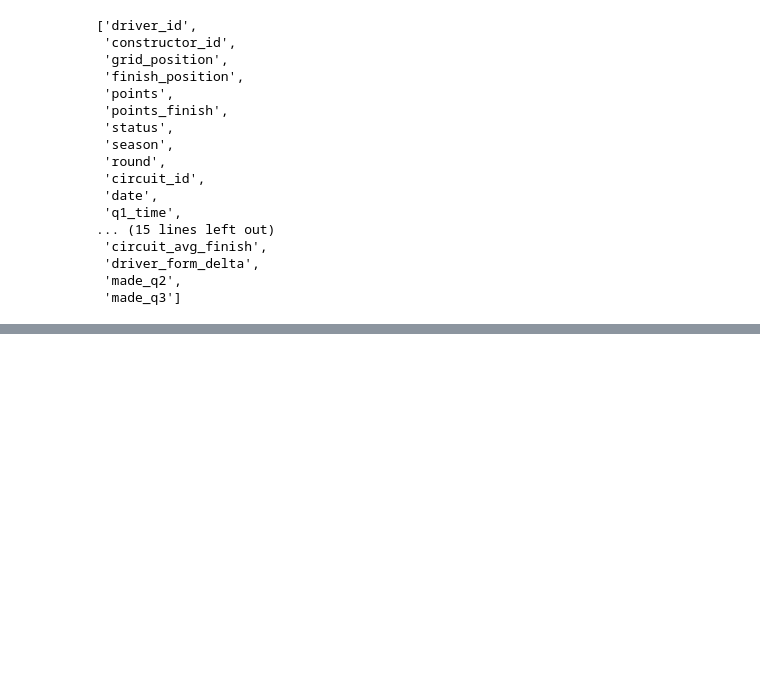
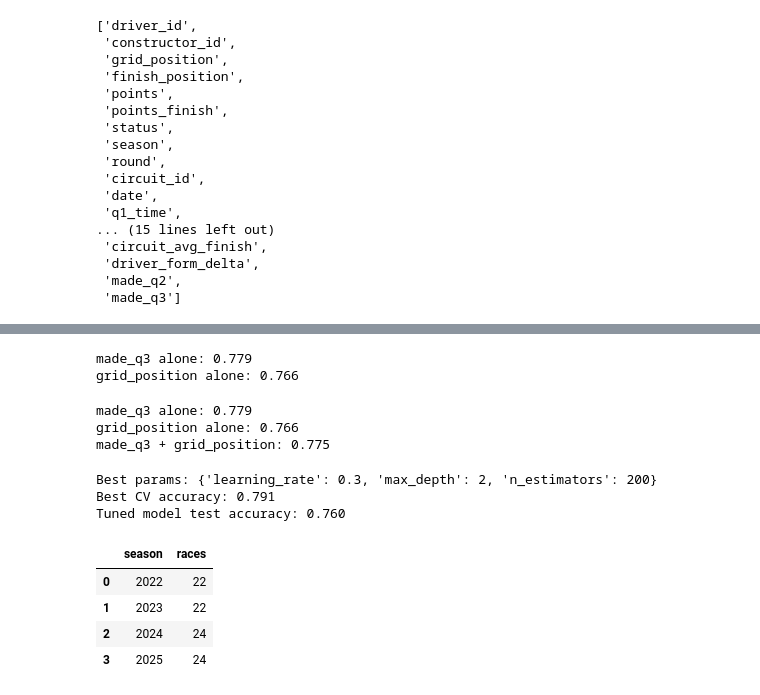
Before and after one commit to Luka-mkerv/f1-predictor, a Jupyter notebook: notebooks/feature-engineering.ipynb, the cells around one changed output, grey strips where cells are left out. Drawn from its saved outputs; the diff is of its cells as text; code cells hidden in the pictures; blank space fills up the shorter version.

```diff
--- a/notebooks/feature-engineering.ipynb
+++ b/notebooks/feature-engineering.ipynb
@@ -437,0 +695,63 @@ print(model_df.shape)
+# %%
+single_feature_model = xgb.XGBClassifier(random_state=42)
+single_feature_model.fit(X_train[['made_q3']], y_train)
+single_pred = single_feature_model.predict(X_test[['made_q3']])
+single_accuracy = accuracy_score(y_test, single_pred)
+
+print(f"made_q3 alone: {single_accuracy:.3f}")
+print(f"grid_position alone: {baseline_accuracy:.3f}")
+# %% [output]
+made_q3 alone: 0.779
+grid_position alone: 0.766
+# %%
+combo_features = ['made_q3', 'grid_position']
+
+combo_model = xgb.XGBClassifier(random_state=42)
+combo_model.fit(X_train[combo_features], y_train)
+combo_predictions = combo_model.predict(X_test[combo_features])
+combo_accuracy = accuracy_score(y_test, combo_predictions)
+
+print(f"made_q3 alone: {single_accuracy:.3f}")
+print(f"grid_position alone: {baseline_accuracy:.3f}")
+print(f"made_q3 + grid_position: {combo_accuracy:.3f}")
+# %% [output]
+made_q3 alone: 0.779
+grid_position alone: 0.766
+made_q3 + grid_position: 0.775
+# %%
+from sklearn.model_selection import GridSearchCV
+
+param_grid = {
+    'max_depth': [2, 3, 4, 5],
+    'n_estimators': [50, 100, 200],
+    'learning_rate': [0.01, 0.05, 0.1, 0.3]
+}
+
+grid_search = GridSearchCV(
+    xgb.XGBClassifier(random_state=42),
+    param_grid,
+    cv=3,
+    scoring='accuracy'
+)
+
+grid_search.fit(X_train[['made_q3', 'grid_position']], y_train)
+
+print(f"Best params: {grid_search.best_params_}")
+print(f"Best CV accuracy: {grid_search.best_score_:.3f}")
+
+tuned_model = grid_search.best_estimator_
+tuned_predictions = tuned_model.predict(X_test[['made_q3', 'grid_position']])
+tuned_accuracy = accuracy_score(y_test, tuned_predictions)
+print(f"Tuned model test accuracy: {tuned_accuracy:.3f}")
+# %% [output]
+Best params: {'learning_rate': 0.3, 'max_depth': 2, 'n_estimators': 200}
+Best CV accuracy: 0.791
+Tuned model test accuracy: 0.760
+# %%
+pd.read_sql("SELECT season, COUNT(*) as races FROM races GROUP BY season ORDER BY season", engine)
+# %% [output]
+|  | season | races |
+| 0 | 2022 | 22 |
+| 1 | 2023 | 22 |
+| 2 | 2024 | 24 |
+| 3 | 2025 | 24 |
```
Also changed, not shown: parts of 36 cells of this notebook, 2 other files.
